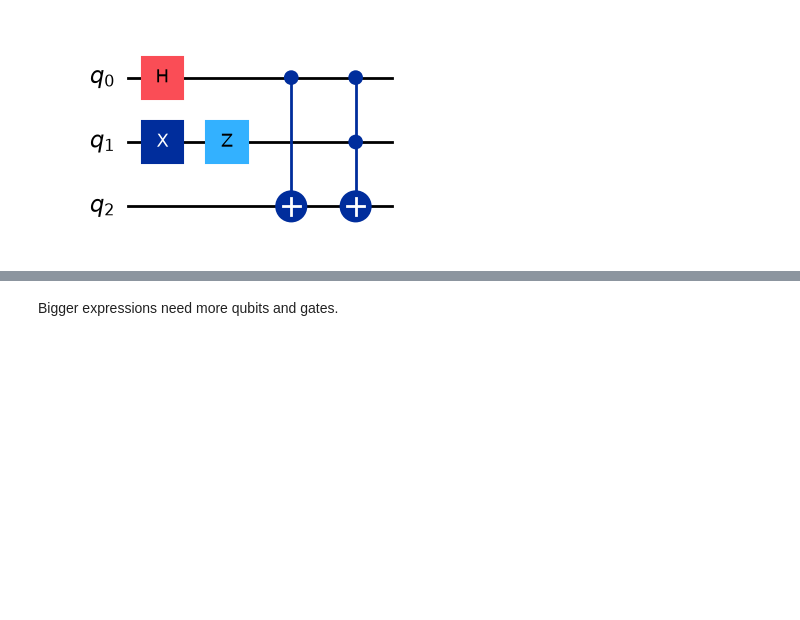
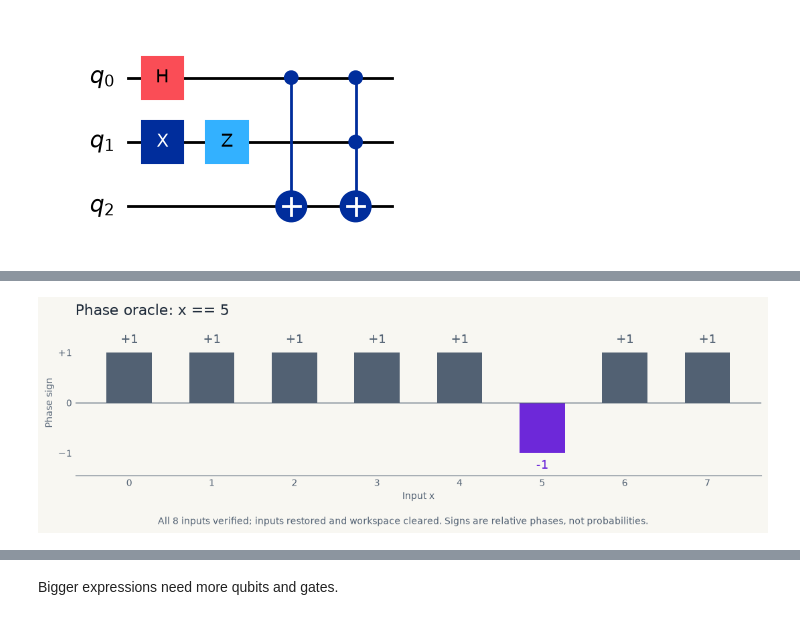
Before and after one commit to asherhe/qlang, a Jupyter notebook: examples/qlang_demo.ipynb, the cells around one changed output, grey strips where cells are left out. Drawn from its saved outputs; the diff is of its cells as text; code cells hidden in the pictures; blank space fills up the shorter version.

Commit message:
updated compile_oracle part to be abit more expressive

```diff
--- a/examples/qlang_demo.ipynb
+++ b/examples/qlang_demo.ipynb
@@ -142,5 +148,8 @@ qc.draw("mpl")
 # %%
 x, y = fresh_variables()
+predicate = x == 5
+oracle = compile_oracle(predicate)
 
-compile_oracle(x == 5).circuit.draw("mpl", fold=-1)
+# The graph and circuit come from the same predicate, compiled once.
+show_oracle(predicate, oracle)
 # %% [output]
@@ -147,0 +161,4 @@ compile_oracle(x == 5).circuit.draw("mpl", fold=-1)
+# %%
+plot_oracle_phases(predicate, oracle);
+# %% [output]
+[figure, added]
```
Also changed, not shown: parts of 13 cells of this notebook, 4 other files.
